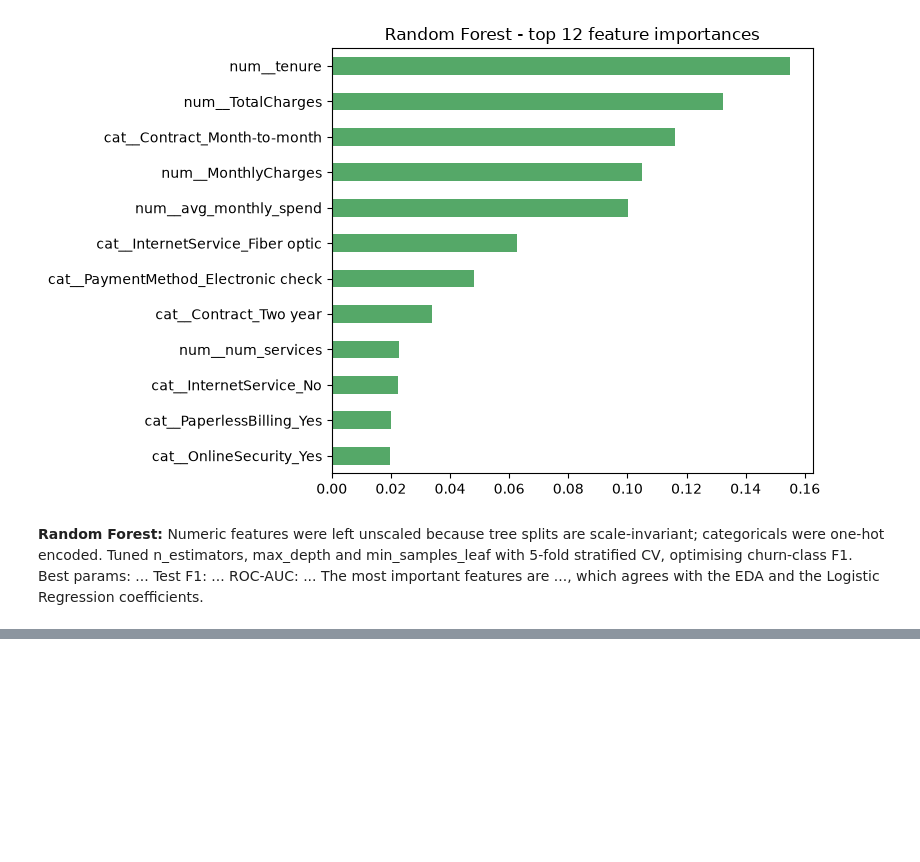
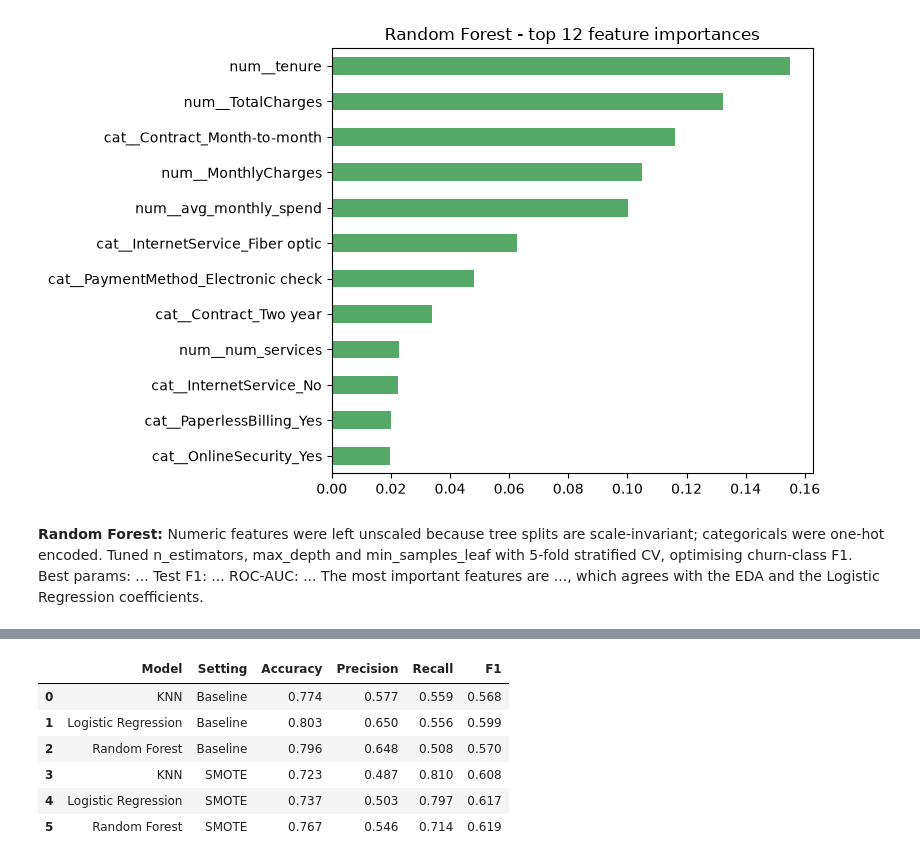
Before and after one commit to urmaneeshjayawardena/telco-churn, a Jupyter notebook: churn_classification.ipynb, the cells around one changed output, grey strips where cells are left out. Cells and saved outputs as stored; diff of their text form; code cells hidden in the pictures; blank space fills up the shorter version.

Commit message:
SMOTE experiment: tune all three models with oversampling and compare to baseline

```diff
--- a/churn_classification.ipynb
+++ b/churn_classification.ipynb
@@ -493,0 +532,14 @@ plt.show()
+# %%
+for name, gs in smote_grids.items():
+    y_pred = gs.predict(X_test)
+    y_prob = gs.predict_proba(X_test)[:, 1]
+    print("=" * 50, "\n", name, "+ SMOTE")
+    print(classification_report(y_test, y_pred, target_names=["Stay", "Churn"]))
+    results.append({
+        "Model": name, "Setting": "SMOTE",
+        "CV F1": round(gs.best_score_, 4),
+        "Test F1": round(f1_score(y_test, y_pred), 4),
+        "Test ROC-AUC": round(roc_auc_score(y_test, y_prob), 4),
+    })
+
+pd.DataFrame(results)
@@ -493,0 +572,25 @@ plt.show()
+# %%
+from sklearn.metrics import accuracy_score, precision_score, recall_score
+
+rows = []
+for setting, models in [("Baseline", {"KNN": knn_grid, "Logistic Regression": lr_grid, "Random Forest": rf_grid}),
+                        ("SMOTE", smote_grids)]:
+    for name, gs in models.items():
+        yp = gs.predict(X_test)
+        rows.append({
+            "Model": name, "Setting": setting,
+            "Accuracy": round(accuracy_score(y_test, yp), 3),
+            "Precision": round(precision_score(y_test, yp), 3),
+            "Recall": round(recall_score(y_test, yp), 3),
+            "F1": round(f1_score(y_test, yp), 3),
+        })
+compare = pd.DataFrame(rows)
+compare
+# %% [output]
+|  | Model | Setting | Accuracy | Precision | Recall | F1 |
+| 0 | KNN | Baseline | 0.774 | 0.577 | 0.559 | 0.568 |
+| 1 | Logistic Regression | Baseline | 0.803 | 0.650 | 0.556 | 0.599 |
+| 2 | Random Forest | Baseline | 0.796 | 0.648 | 0.508 | 0.570 |
+| 3 | KNN | SMOTE | 0.723 | 0.487 | 0.810 | 0.608 |
+| 4 | Logistic Regression | SMOTE | 0.737 | 0.503 | 0.797 | 0.617 |
+| 5 | Random Forest | SMOTE | 0.767 | 0.546 | 0.714 | 0.619 |
```
Also changed, not shown: parts of 4 cells of this notebook.
